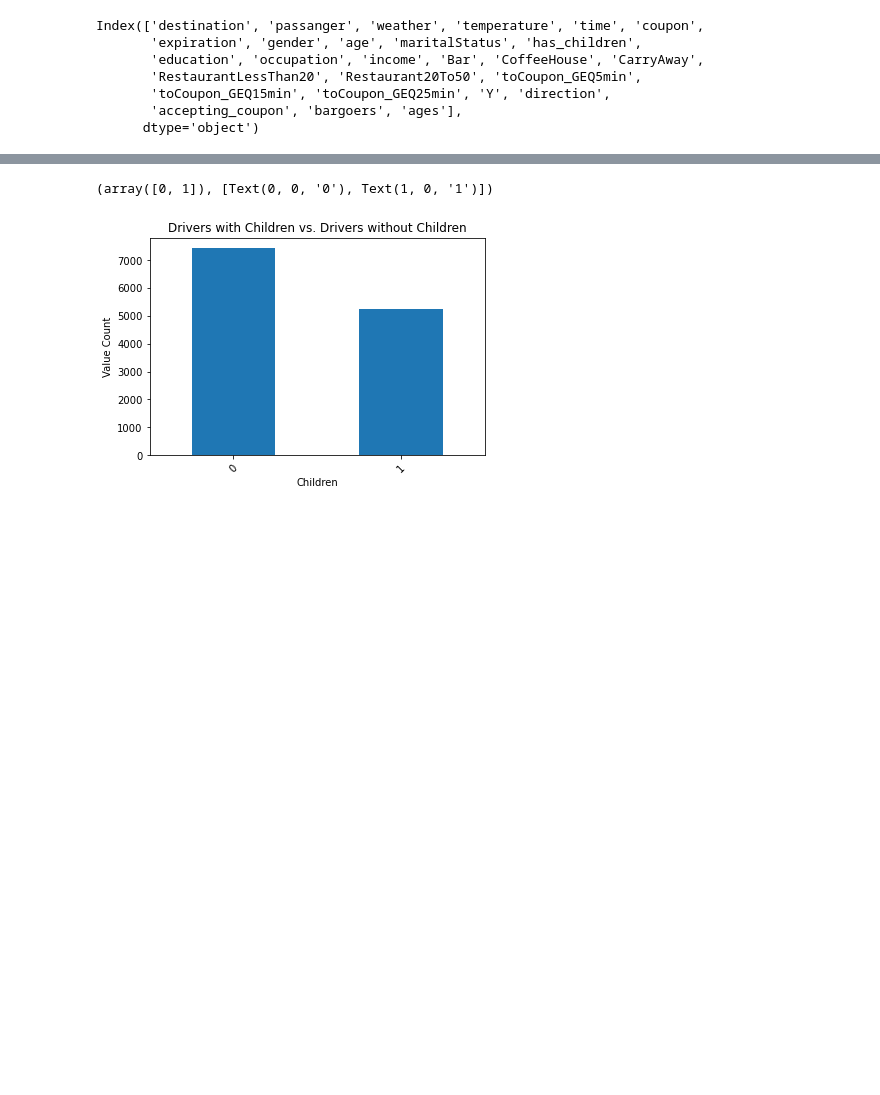
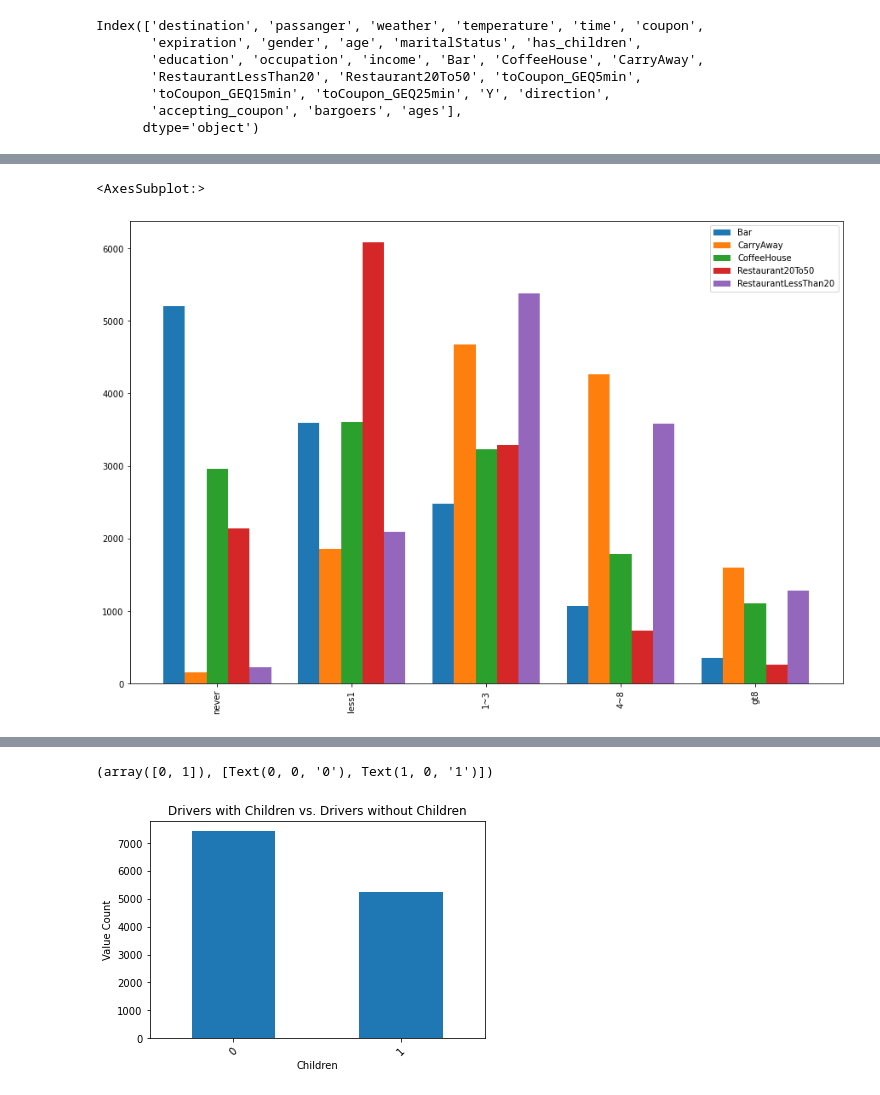
Before and after one commit to coachtech/BE_MLAI_LSTERN, a Jupyter notebook: Prompt_5_Leo_Stern.ipynb, the cells around one changed output, grey strips where cells are left out. Cells and saved outputs as stored; diff of their text form; code cells hidden in the pictures; blank space fills up the shorter version.

```diff
--- a/Prompt_5_Leo_Stern.ipynb
+++ b/Prompt_5_Leo_Stern.ipynb
@@ -664 +666,10 @@ TypeError: can't multiply sequence by non-int of type 'float'
+# %%
+# new dataframe for just counts
+frequency_values = frequency_values.sort_index(axis=1)
+frequency_values_counts = frequency_values.drop(frequency_values.filter(regex='_ratio').columns, axis=1)
+frequency_values_counts
+frequency_values_counts.loc[frequency_order].plot(kind = 'bar', figsize = (15,10), width = 0.8 )
+# %% [output]
+<AxesSubplot:>
+[figure, added]
 # %%
```
Also changed, not shown: parts of 16 cells of this notebook.
